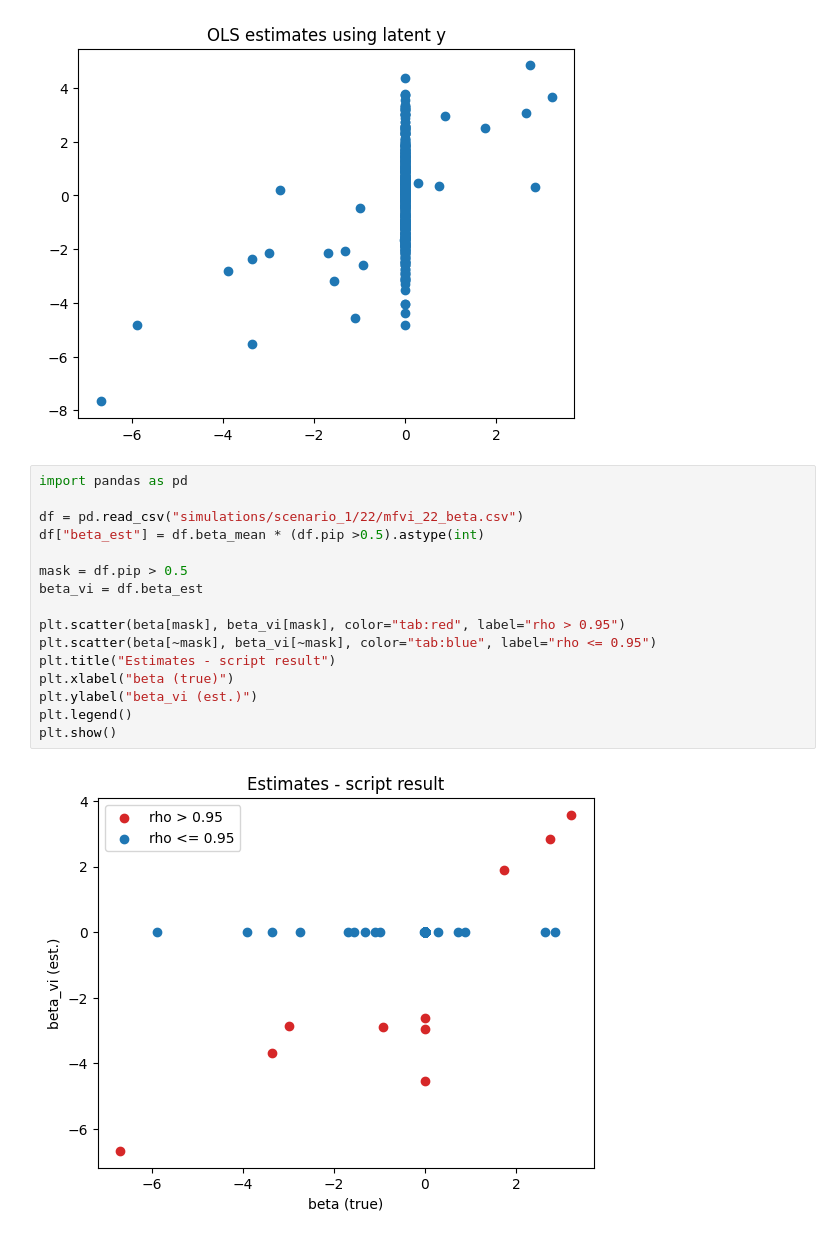
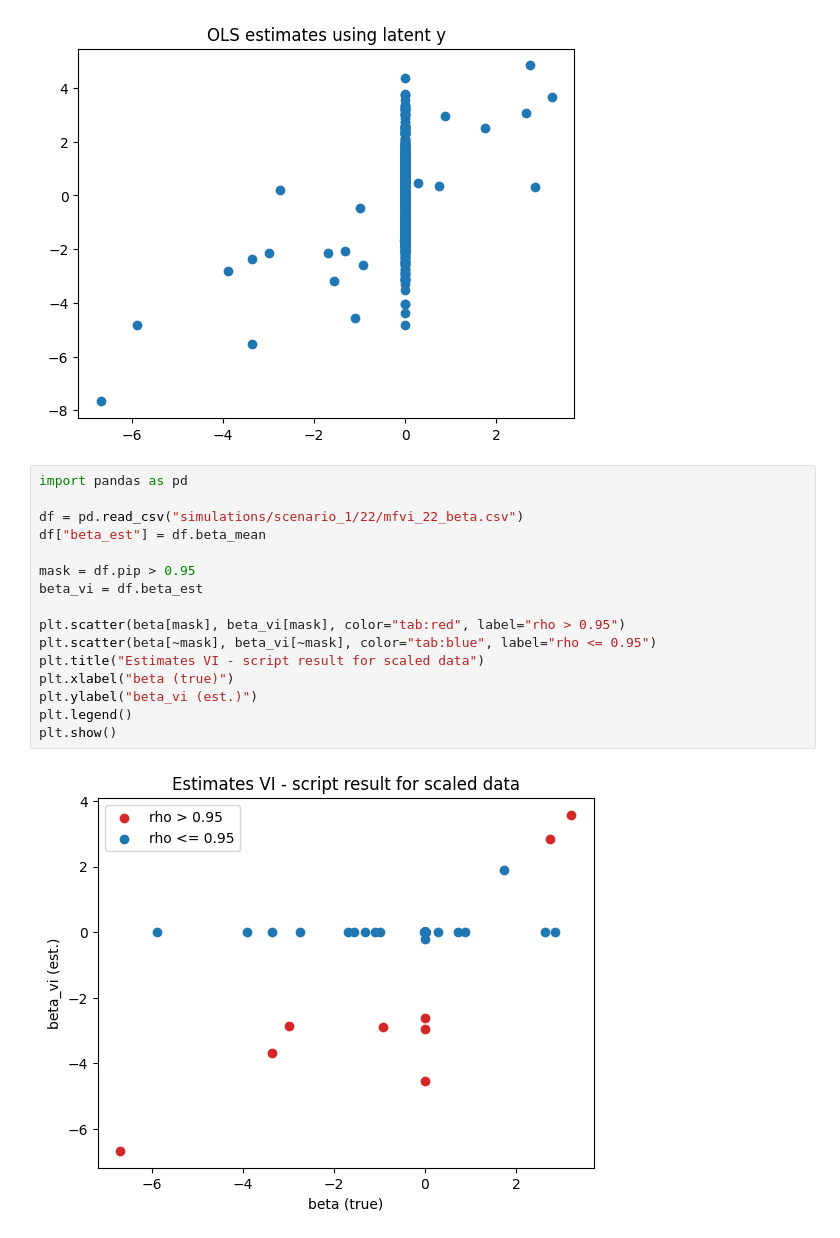
Before and after one commit to mariaestera/vi_tobit, a Jupyter notebook: debugging.ipynb, the cells around one changed output. Drawn from its saved outputs; the diff is of its cells as text.

```diff
--- a/debugging.ipynb
+++ b/debugging.ipynb
@@ -25,21 +25,21 @@ Text(0.5, 1.0, 'OLS estimates using latent y')
 # %%
 import pandas as pd
 
 df = pd.read_csv("simulations/scenario_1/22/mfvi_22_beta.csv")
-df["beta_est"] = df.beta_mean * (df.pip >0.5).astype(int)
+df["beta_est"] = df.beta_mean
 
-mask = df.pip > 0.5
+mask = df.pip > 0.95
 beta_vi = df.beta_est
 
 plt.scatter(beta[mask], beta_vi[mask], color="tab:red", label="rho > 0.95")
 plt.scatter(beta[~mask], beta_vi[~mask], color="tab:blue", label="rho <= 0.95")
-plt.title("Estimates - script result")
+plt.title("Estimates VI - script result for scaled data")
 plt.xlabel("beta (true)")
 plt.ylabel("beta_vi (est.)")
 plt.legend()
 plt.show()
 # %% [output]
-[figure, old version]
+[figure, new version]
 # %%
 import aux_functions as aux_f
 from mfvi_script import summary_orig
```
Also changed, not shown: parts of 3 cells of this notebook.
